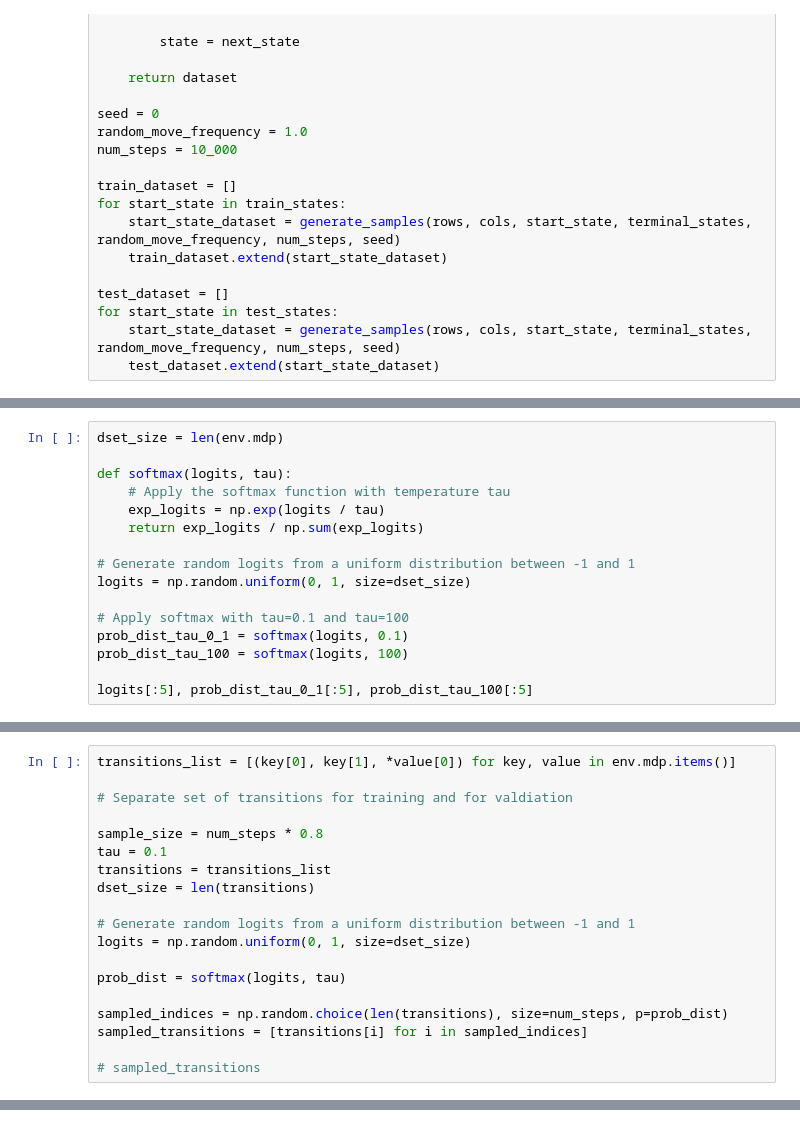
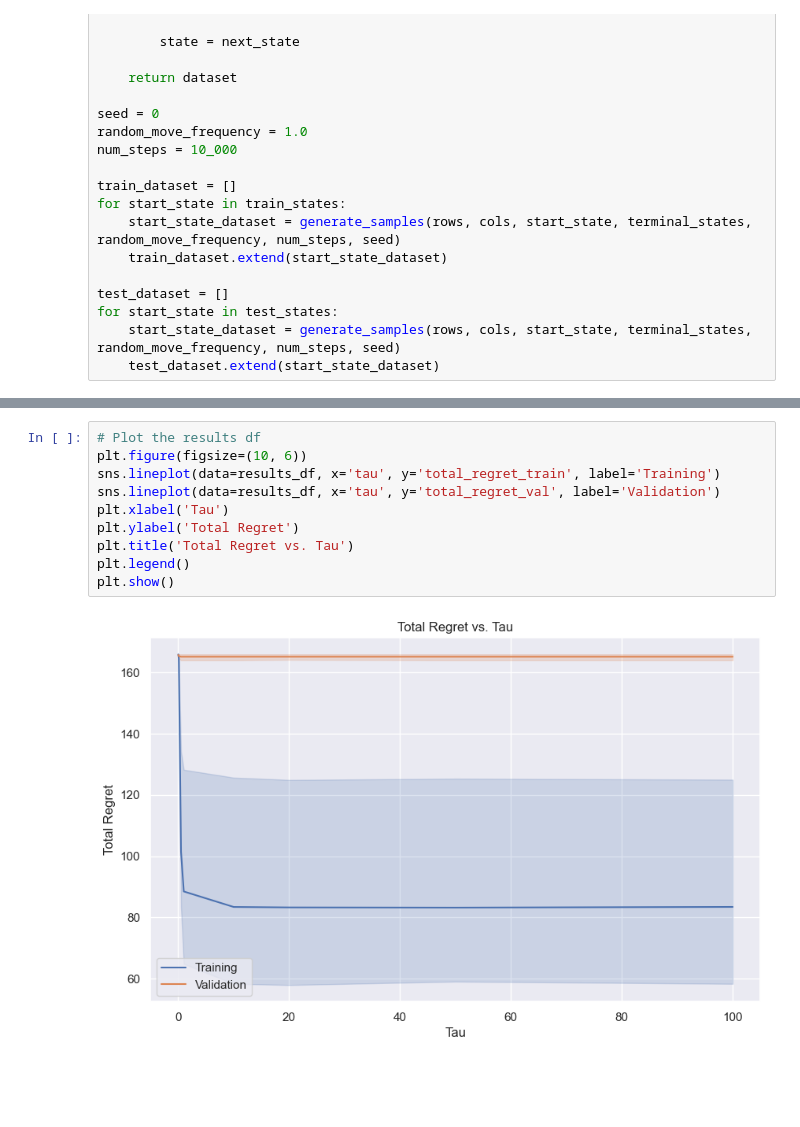
Before and after one commit to mariusdgm/phd-research, a Jupyter notebook: overfitting/overfitting.ipynb, the cells around one changed output, grey strips where cells are left out. Cells and saved outputs as stored; diff of their text form; blank space fills up the shorter version.

Commit message:
regret experiment

```diff
--- a/overfitting/overfitting.ipynb
+++ b/overfitting/overfitting.ipynb
@@ -234,16 +208,0 @@ tau 100 -> more uniform
-# %%
-dset_size = len(env.mdp)
-
-def softmax(logits, tau):
-    # Apply the softmax function with temperature tau
-    exp_logits = np.exp(logits / tau)
-    return exp_logits / np.sum(exp_logits)
-
-# Generate random logits from a uniform distribution between -1 and 1
-logits = np.random.uniform(0, 1, size=dset_size)
-
-# Apply softmax with tau=0.1 and tau=100
-prob_dist_tau_0_1 = softmax(logits, 0.1)
-prob_dist_tau_100 = softmax(logits, 100)
-
-logits[:5], prob_dist_tau_0_1[:5], prob_dist_tau_100[:5]
@@ -255,19 +208,0 @@ logits[:5], prob_dist_tau_0_1[:5], prob_dist_tau_100[:5]
-# %%
-transitions_list = [(key[0], key[1], *value[0]) for key, value in env.mdp.items()]
-
-# Separate set of transitions for training and for valdiation
-
-sample_size = num_steps * 0.8
-tau = 0.1
-transitions = transitions_list
-dset_size = len(transitions)
-
-# Generate random logits from a uniform distribution between -1 and 1
-logits = np.random.uniform(0, 1, size=dset_size)
-
-prob_dist = softmax(logits, tau)
-
-sampled_indices = np.random.choice(len(transitions), size=num_steps, p=prob_dist)
-sampled_transitions = [transitions[i] for i in sampled_indices]
-
-# sampled_transitions
@@ -273,0 +331,12 @@ sampled_transitions = [transitions[i] for i in sampled_indices]
+# %%
+# Plot the results df
+plt.figure(figsize=(10, 6))
+sns.lineplot(data=results_df, x='tau', y='total_regret_train', label='Training')
+sns.lineplot(data=results_df, x='tau', y='total_regret_val', label='Validation')
+plt.xlabel('Tau')
+plt.ylabel('Total Regret')
+plt.title('Total Regret vs. Tau')
+plt.legend()
+plt.show()
+# %% [output]
+[figure, added]
```
Also changed, not shown: parts of 13 cells of this notebook, 2 other files.
